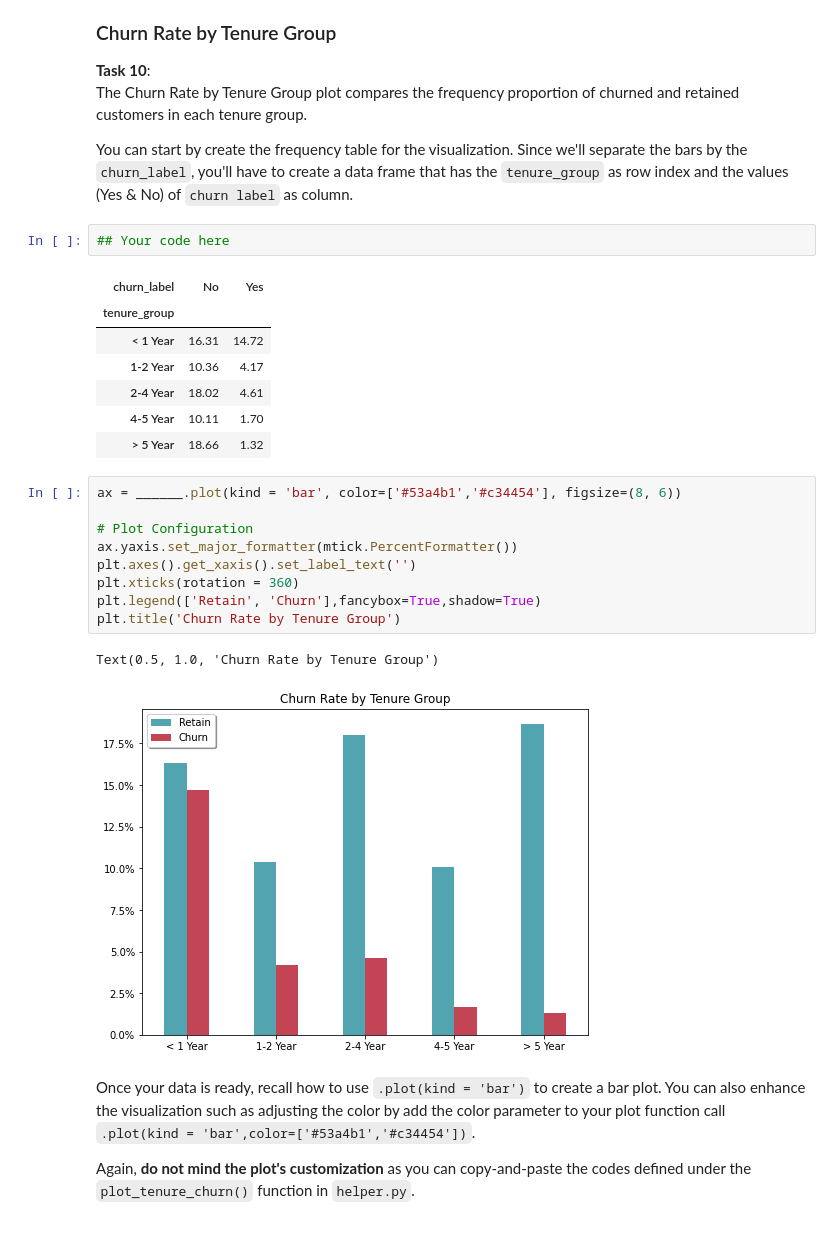
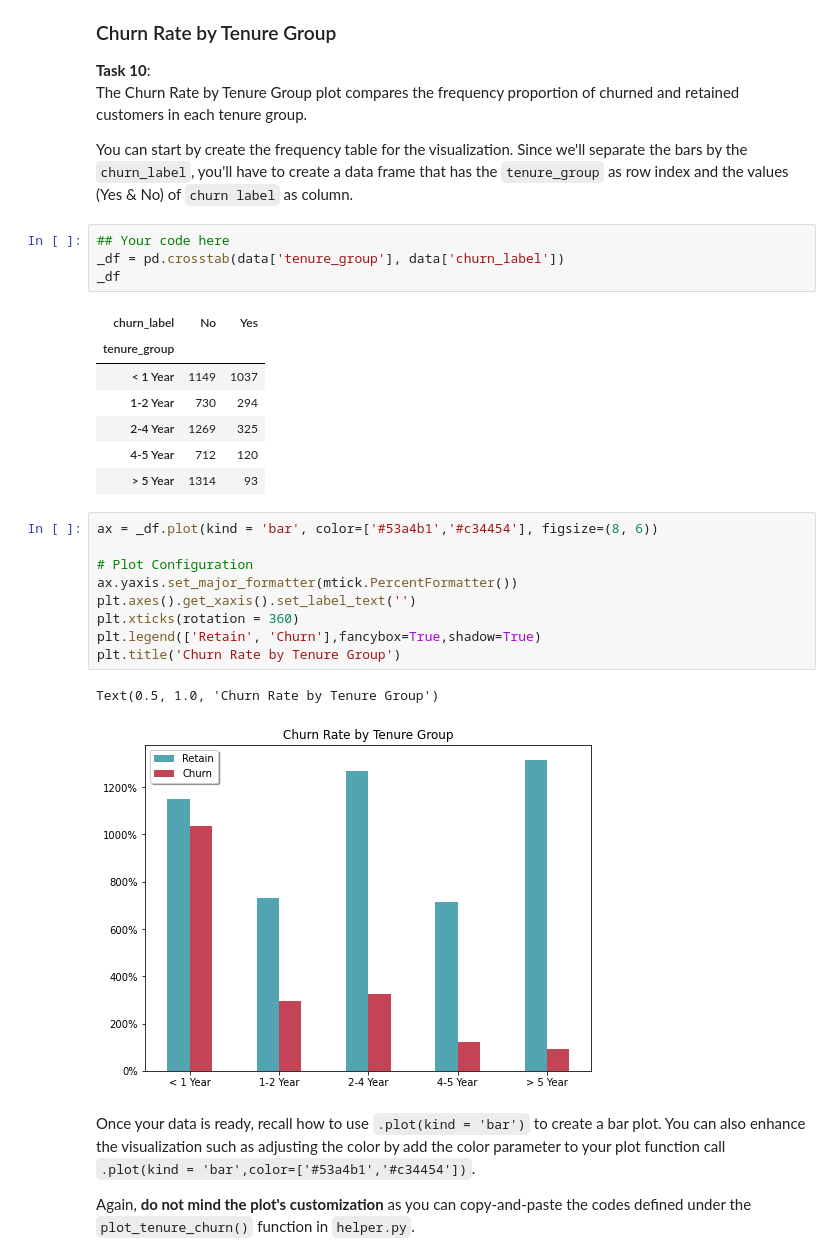
Before and after one commit to frizyrusty/TrainingCapstone, a Jupyter notebook: Customer_Churn_Analysis_Rachmad_Farizd.ipynb, the cells around one changed output. Cells and saved outputs as stored; diff of their text form.

```diff
--- a/Customer_Churn_Analysis_Rachmad_Farizd.ipynb
+++ b/Customer_Churn_Analysis_Rachmad_Farizd.ipynb
@@ -327,26 +326,28 @@ The Churn Rate by Tenure Group plot compares the frequency proportion of churned
 You can start by create the frequency table for the visualization. Since we'll separate the bars by the `churn_label`, you'll have to create a data frame that has the `tenure_group` as row index and the values (Yes & No) of `churn label` as column.
 # %%
 ## Your code here
+_df = pd.crosstab(data['tenure_group'], data['churn_label'])
+_df
 # %% [output]
 | churn_label | No | Yes |
 | tenure_group |  |  |
-| < 1 Year | 16.31 | 14.72 |
-| 1-2 Year | 10.36 | 4.17 |
-| 2-4 Year | 18.02 | 4.61 |
-| 4-5 Year | 10.11 | 1.70 |
-| > 5 Year | 18.66 | 1.32 |
+| < 1 Year | 1149 | 1037 |
+| 1-2 Year | 730 | 294 |
+| 2-4 Year | 1269 | 325 |
+| 4-5 Year | 712 | 120 |
+| > 5 Year | 1314 | 93 |
 # %%
-ax = ______.plot(kind = 'bar', color=['#53a4b1','#c34454'], figsize=(8, 6))
+ax = _df.plot(kind = 'bar', color=['#53a4b1','#c34454'], figsize=(8, 6))
 
 # Plot Configuration
 ax.yaxis.set_major_formatter(mtick.PercentFormatter())
 plt.axes().get_xaxis().set_label_text('')
 plt.xticks(rotation = 360)
 plt.legend(['Retain', 'Churn'],fancybox=True,shadow=True)
 plt.title('Churn Rate by Tenure Group')
 # %% [output]
 Text(0.5, 1.0, 'Churn Rate by Tenure Group')
-[figure, old version]
+[figure, new version]
 # %% [markdown]
 Once your data is ready, recall how to use `.plot(kind = 'bar')` to create a bar plot. You can also enhance the visualization such as adjusting the color by add the color parameter to your plot function call `.plot(kind = 'bar',color=['#53a4b1','#c34454'])`.
 
```
Also changed, not shown: parts of 10 cells of this notebook, 2 other files.
